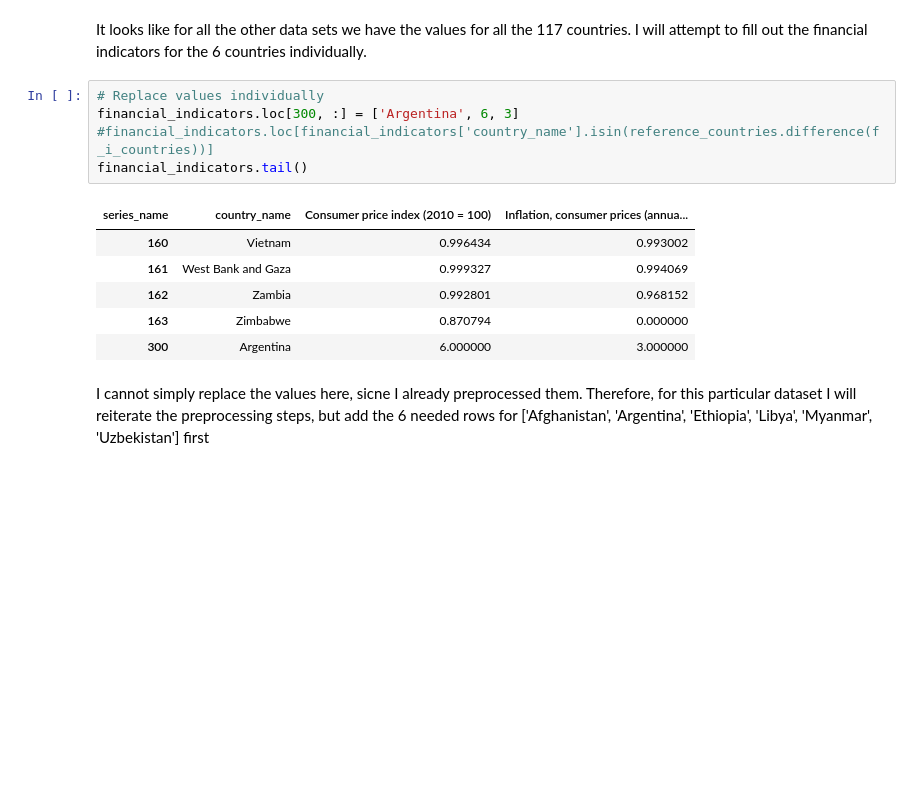
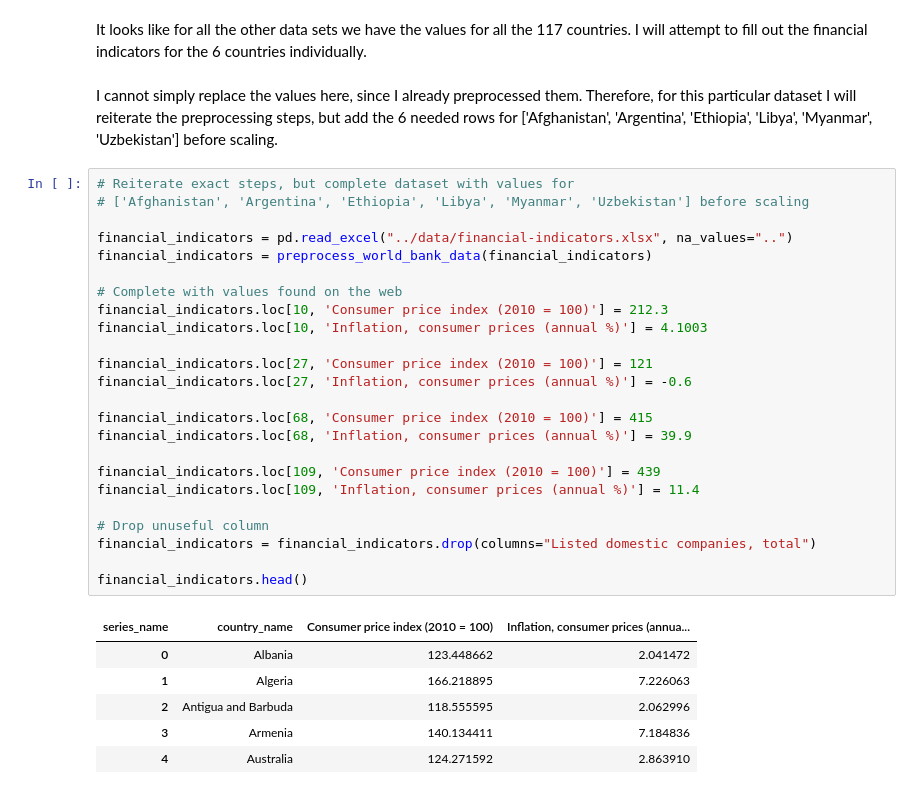
Before and after one commit to andrei-trofin/country-selector, a Jupyter notebook: notebooks/1. Data Preprocessing.ipynb, the cells around one changed output. Saved outputs shown, nothing was run; the diff lists cells and outputs as text; blank space fills up the shorter version.

Commit message:
finished preprocess notebook

```diff
--- a/notebooks/1. Data Preprocessing.ipynb
+++ b/notebooks/1. Data Preprocessing.ipynb
@@ -1099,17 +1099,36 @@ print(sorted(i_s_countries.difference(reference_countries)))
 ['American Samoa', 'Andorra', 'Angola', 'Antigua and Barbuda', 'Aruba', 'Bahamas, The', 'Barbados', 'Belize', 'Benin', 'Bermuda', 'Bhutan', 'British Virgin Islands', 'Brunei Darussalam', 'Burkina Faso ...
 # %% [markdown]
 It looks like for all the other data sets we have the values for all the 117 countries. I will attempt to fill out the financial indicators for the 6 countries individually.
-# %%
-# Replace values individually
-financial_indicators.loc[300, :] = ['Argentina', 6, 3]
-#financial_indicators.loc[financial_indicators['country_name'].isin(reference_countries.difference(f_i_countries))]
-financial_indicators.tail()
-# %% [output]
-| series_name | country_name | Consumer price index (2010 = 100) | Inflation, consumer prices (annua... |
-| 160 | Vietnam | 0.996434 | 0.993002 |
-| 161 | West Bank and Gaza | 0.999327 | 0.994069 |
-| 162 | Zambia | 0.992801 | 0.968152 |
-| 163 | Zimbabwe | 0.870794 | 0.000000 |
-| 300 | Argentina | 6.000000 | 3.000000 |
 # %% [markdown]
-I cannot simply replace the values here, sicne I already preprocessed them. Therefore, for this particular dataset I will reiterate the preprocessing steps, but add the 6 needed rows for ['Afghanistan', 'Argentina', 'Ethiopia', 'Libya', 'Myanmar', 'Uzbekistan'] first
+I cannot simply replace the values here, since I already preprocessed them. Therefore, for this particular dataset I will reiterate the preprocessing steps, but add the 6 needed rows for ['Afghanistan', 'Argentina', 'Ethiopia', 'Libya', 'Myanmar', 'Uzbekistan'] before scaling.
+# %%
+# Reiterate exact steps, but complete dataset with values for
+# ['Afghanistan', 'Argentina', 'Ethiopia', 'Libya', 'Myanmar', 'Uzbekistan'] before scaling
+
+financial_indicators = pd.read_excel("../data/financial-indicators.xlsx", na_values="..")
+financial_indicators = preprocess_world_bank_data(financial_indicators)
+
+# Complete with values found on the web
+financial_indicators.loc[10, 'Consumer price index (2010 = 100)'] = 212.3
+financial_indicators.loc[10, 'Inflation, consumer prices (annual %)'] = 4.1003
+
+financial_indicators.loc[27, 'Consumer price index (2010 = 100)'] = 121
+financial_indicators.loc[27, 'Inflation, consumer prices (annual %)'] = -0.6
+
+financial_indicators.loc[68, 'Consumer price index (2010 = 100)'] = 415
+financial_indicators.loc[68, 'Inflation, consumer prices (annual %)'] = 39.9
+
+financial_indicators.loc[109, 'Consumer price index (2010 = 100)'] = 439
+financial_indicators.loc[109, 'Inflation, consumer prices (annual %)'] = 11.4
+
+# Drop unuseful column
+financial_indicators = financial_indicators.drop(columns="Listed domestic companies, total")
+
+financial_indicators.head()
+# %% [output]
+| series_name | country_name | Consumer price index (2010 = 100) | Inflation, consumer prices (annua... |
+| 0 | Albania | 123.448662 | 2.041472 |
+| 1 | Algeria | 166.218895 | 7.226063 |
+| 2 | Antigua and Barbuda | 118.555595 | 2.062996 |
+| 3 | Armenia | 140.134411 | 7.184836 |
+| 4 | Australia | 124.271592 | 2.863910 |
```
Also changed, not shown: parts of 13 cells of this notebook, 1 other file.
